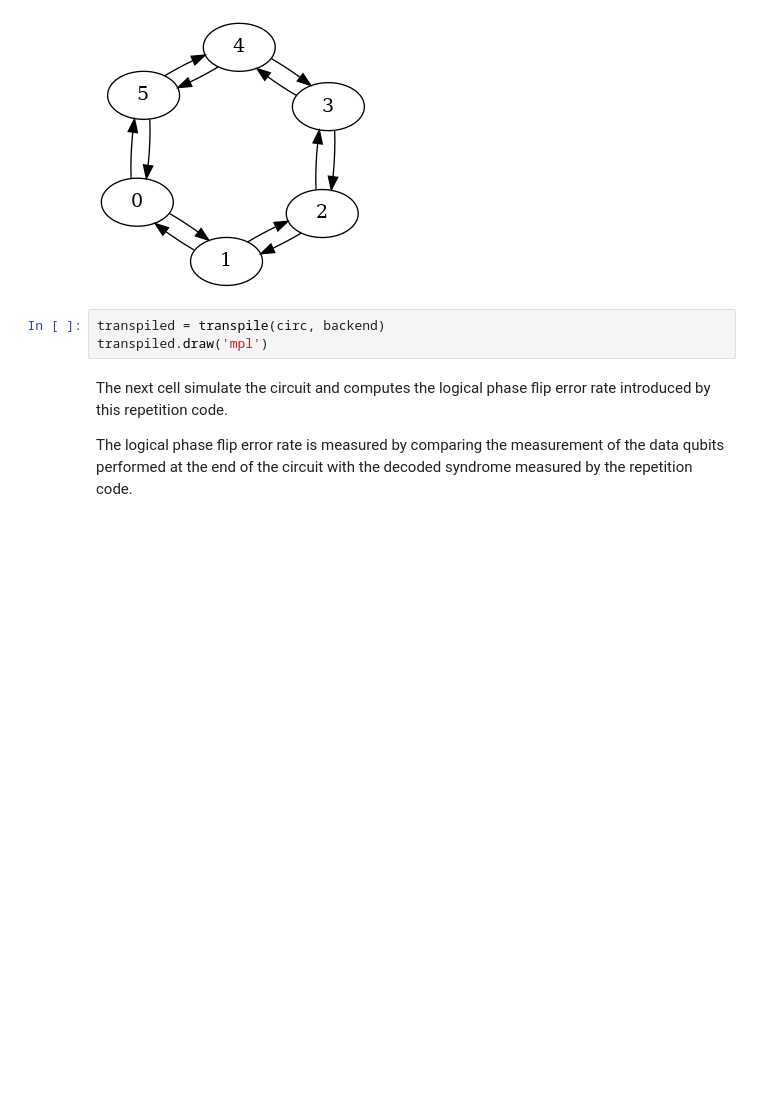
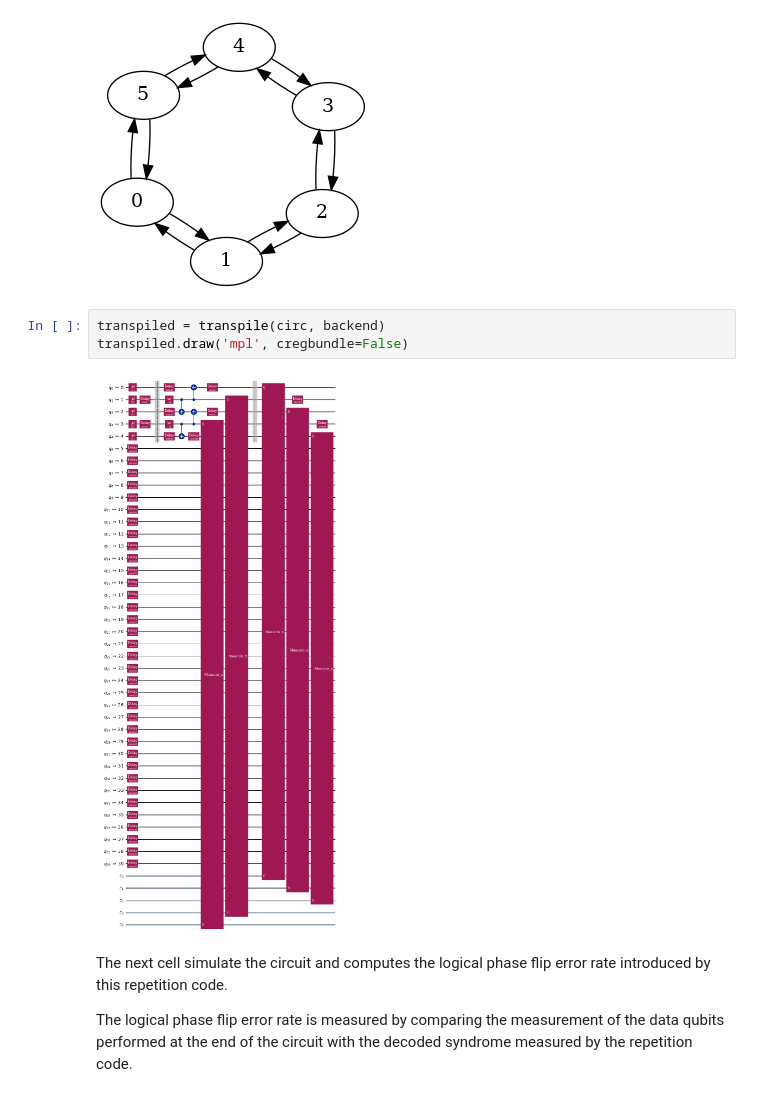
Before and after one commit to Alice-Bob-SW/felis, a Jupyter notebook: samples/1_hardware_experiments/4 - Error detection on physical qubits.ipynb, the cells around one changed output. Drawn from its saved outputs; the diff is of its cells as text; blank space fills up the shorter version.

```diff
--- a/samples/1_hardware_experiments/4 - Error detection on physical qubits.ipynb
+++ b/samples/1_hardware_experiments/4 - Error detection on physical qubits.ipynb
@@ -167,7 +169,9 @@ backend = provider.get_backend('EMU:6Q:PHYSICAL_CATS')
 ![image.png](attachment:image.png)
 # %%
 transpiled = transpile(circ, backend)
-transpiled.draw('mpl')
+transpiled.draw('mpl', cregbundle=False)
+# %% [output]
+[figure, added]
 # %% [markdown]
 The next cell simulate the circuit and computes the logical phase flip error rate introduced by this repetition code.
 
```
Also changed, not shown: parts of 1 cell of this notebook, 6 other files.
